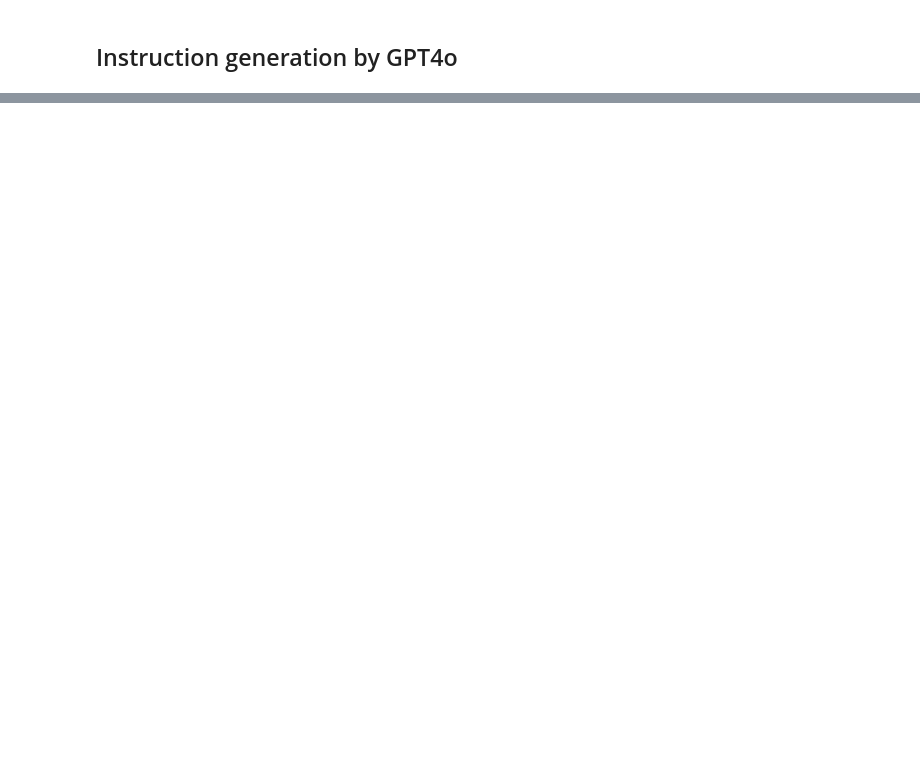
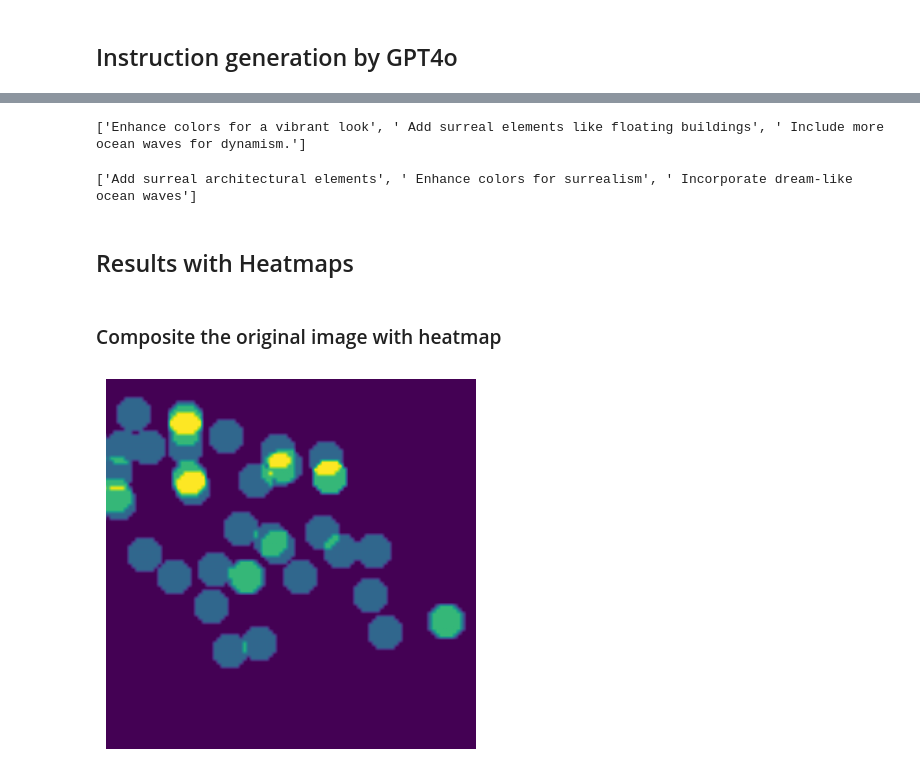
Before and after one commit to haoxian-chen/Preference-Tuning-rich-feedback, a Jupyter notebook: instruction_generation/OpenAI.ipynb, the cells around one changed output, grey strips where cells are left out. Cells and saved outputs as stored; diff of their text form; code cells hidden in the pictures; blank space fills up the shorter version.

Commit message:
update chatgpto1-mini examples

```diff
--- a/instruction_generation/OpenAI.ipynb
+++ b/instruction_generation/OpenAI.ipynb
@@ -117,0 +78,78 @@ PermissionDeniedError: Error code: 403 - {'error': {'code': 'unsupported_country
+# %%
+# Editing instructions based on figure and the prompt
+from openai import OpenAI
+
+client = OpenAI(api_key="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")
+
+response = client.chat.completions.create(
+  model="gpt-4o-mini",
+  messages=[
+    {
+      "role": "system",
+      "content": f"You are an AI assistant that provides 2-3 concise suggestions (separated by a semicolon) with each suggestion being no more than 8 words. Your goal is to improve images so they better align with the prompt: {prompt}."
+    }
+    ,
+    {
+      "role": "user",
+      "content": [
+        {
+          "type": "image_url",
+          "image_url": {
+            "url":  f"embedded-picture"
+          },
+        },
+      ],
+    }
+  ],
+)
+
+print(response.choices[0].message.content.split(";"))
+# %% [output]
+['Enhance colors for a vibrant look', ' Add surreal elements like floating buildings', ' Include more ocean waves for dynamism.']
+# %%
+# Editing instructions based on figure and the prompt
+  from openai import OpenAI
+
+  client = OpenAI(api_key="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")
+
+  response = client.chat.completions.create(
+    model="gpt-4o-mini",
+    messages=[
+      {
+      "role": "system",
+      "content": f"You are an AI assistant that provides 2-3 concise suggestions (separated by semicolons), with each suggestion being no more than 8 words. Your goal is to suggest edits that improve the image's alignment with the prompt: {prompt}. Use the following misaligned words as reference for your suggestions: {misaligned_words}."
+      }
+
+      ,
+      {
+        "role": "user",
+        "content": [
+          {
+            "type": "image_url",
+            "image_url": {
+              "url":  f"embedded-picture"
+            },
+          },
+        ],
+      }
+    ],
+  )
+
+  print(response.choices[0].message.content.split(";"))
+# %% [output]
+['Add surreal architectural elements', ' Enhance colors for surrealism', ' Incorporate dream-like ocean waves']
+# %% [markdown]
+## Results with Heatmaps
+# %% [markdown]
+### Composite the original image with heatmap
+# %%
+# Example 2D image array
+heatmap_array = np.array(dataset['train'][0]['Artifact heatmap'])  # Replace with your 2D array
+
+# Plot the image
+plt.imshow(heatmap_array, cmap='viridis')  # 'gray' is the colormap for grayscale
+# plt.colorbar()  # Optional: adds a color bar to show intensity levels
+plt.axis('off')  # Optional: turns off the axis for better visualization
+plt.show()
+# %% [output]
+[figure, added]
```
Also changed, not shown: parts of 15 cells of this notebook, 2 other files.
